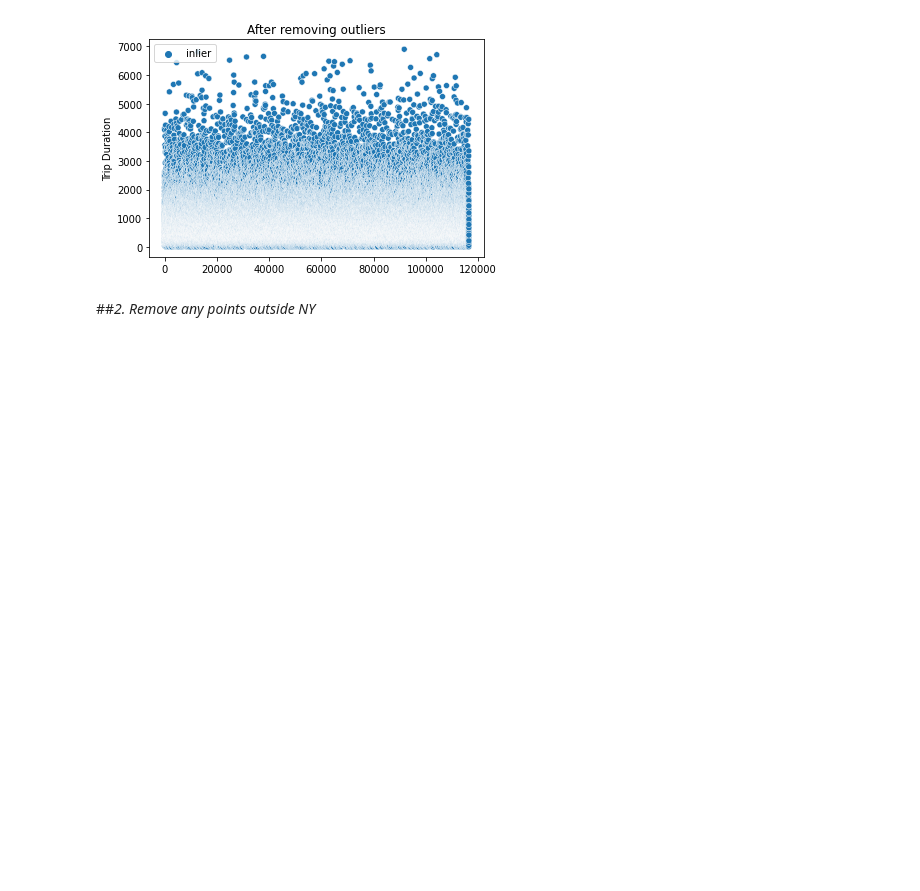
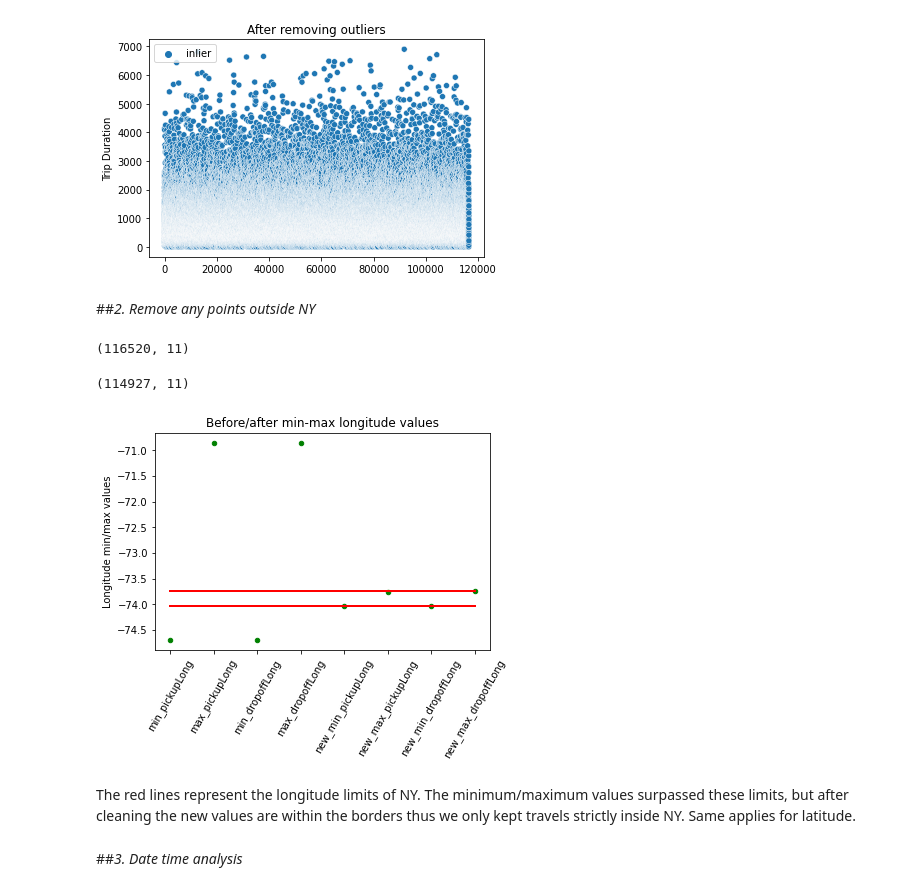
Before and after one commit to EliasEconomou/DataMining2-Travel-Time-Prediction, a Jupyter notebook: DataMining2_Travel_Time_Prediction.ipynb, the cells around one changed output. Saved outputs shown, nothing was run; the diff lists cells and outputs as text; code cells hidden in the pictures; blank space fills up the shorter version.

Commit message:
ny borders, datetime

```diff
--- a/DataMining2_Travel_Time_Prediction.ipynb
+++ b/DataMining2_Travel_Time_Prediction.ipynb
@@ -136,3 +143,72 @@ plotWithOutliers = sns.scatterplot(data=y_values,
 [figure]
 # %% [markdown]
 ##*2. Remove any points outside NY*
+# %%
+# NY longitude border is (-74.03, -73.75) and latitude border is (40.63, 40.85)
+# Keep borders
+minLongBorder = -74.03
+maxLongBorder = -73.75
+minLatBorder = 40.63
+maxLatBorder = 40.85
+
+# Minimum and maximum values before removal
+min_pickupLong = min(trainDF.pickup_longitude)
+max_pickupLong = max(trainDF.pickup_longitude)
+min_dropoffLong = min(trainDF.dropoff_longitude)
+max_dropoffLong = max(trainDF.dropoff_longitude)
+
+min_pickupLat = min(trainDF.pickup_latitude)
+max_pickupLat = max(trainDF.pickup_latitude)
+min_dropoffLat = min(trainDF.dropoff_latitude)
+max_dropoffLat = max(trainDF.dropoff_latitude)
+
+trainDF.shape
+# %% [output]
+(116520, 11)
+# %%
+trainDF = trainDF.drop(trainDF[trainDF.pickup_longitude < minLongBorder].index)
+trainDF = trainDF.drop(trainDF[trainDF.pickup_longitude > maxLongBorder].index)
+trainDF = trainDF.drop(trainDF[trainDF.dropoff_longitude < minLongBorder].index)
+trainDF = trainDF.drop(trainDF[trainDF.dropoff_longitude > maxLongBorder].index)
+
+trainDF = trainDF.drop(trainDF[trainDF.pickup_latitude < minLatBorder].index)
+trainDF = trainDF.drop(trainDF[trainDF.pickup_latitude > maxLatBorder].index)
+trainDF = trainDF.drop(trainDF[trainDF.dropoff_latitude < minLatBorder].index)
+trainDF = trainDF.drop(trainDF[trainDF.dropoff_latitude > maxLatBorder].index)
+# %%
+# Minimum and maximum values after removal
+new_min_pickupLong = min(trainDF.pickup_longitude)
+new_max_pickupLong = max(trainDF.pickup_longitude)
+new_min_dropoffLong = min(trainDF.dropoff_longitude)
+new_max_dropoffLong = max(trainDF.dropoff_longitude)
+
+new_min_pickupLat = min(trainDF.pickup_latitude)
+new_max_pickupLat = max(trainDF.pickup_latitude)
+new_min_dropoffLat = min(trainDF.dropoff_latitude)
+new_max_dropoffLat = max(trainDF.dropoff_latitude)
+
+trainDF.shape
+# %% [output]
+(114927, 11)
+# %%
+# Now lets plot before/after min-max longitude values
+x_coordinates = ["min_pickupLong", "max_pickupLong", "min_dropoffLong",
+                 "max_dropoffLong", "new_min_pickupLong", "new_max_pickupLong",
+                 "new_min_dropoffLong", "new_max_dropoffLong"]
+y_coordinates = [min_pickupLong, max_pickupLong, min_dropoffLong,
+                 max_dropoffLong, new_min_pickupLong, new_max_pickupLong,
+                 new_min_dropoffLong, new_max_dropoffLong]
+
+plt.scatter(x_coordinates, y_coordinates, color='g', s=20)
+plt.xticks(fontsize=15)
+plt.xticks(rotation = 60, fontsize=10)
+plt.ylabel('Longitude min/max values')
+plt.title('Before/after min-max longitude values')
+plot_long = plt.plot([0, 7], [minLongBorder, minLongBorder], linewidth=2, color="red")
+plot_long = plt.plot([0, 7], [maxLongBorder, maxLongBorder], linewidth=2, color="red")
+# %% [output]
+[figure, added]
+# %% [markdown]
+The red lines represent the longitude limits of NY. The minimum/maximum values surpassed these limits, but after cleaning the new values are within the borders thus we only kept travels strictly inside NY. Same applies for latitude.
+# %% [markdown]
+##*3. Date time analysis*
```
Also changed, not shown: parts of 13 cells of this notebook.
